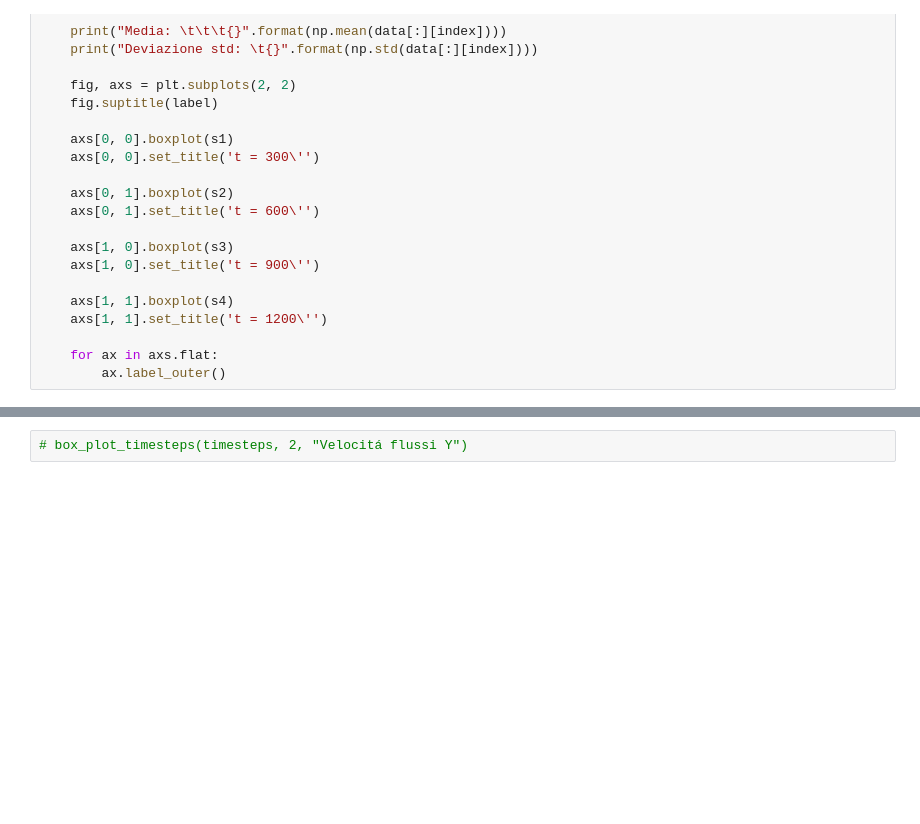
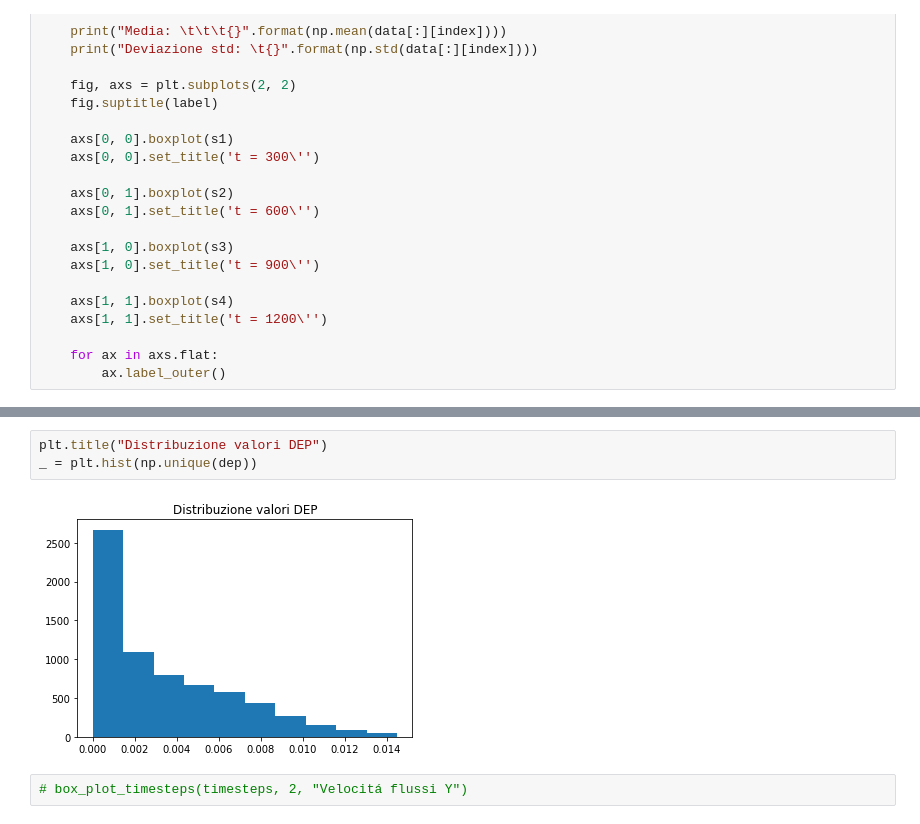
Before and after one commit to halixness/swe-nn-tesi, a Jupyter notebook: notebooks/03-data-understanding.ipynb, the cells around one changed output, grey strips where cells are left out. Drawn from its saved outputs; the diff is of its cells as text; blank space fills up the shorter version.

```diff
--- a/notebooks/03-data-understanding.ipynb
+++ b/notebooks/03-data-understanding.ipynb
@@ -121,3 +120,8 @@ Deviazione std:         0.0007689063204452395
+# %%
+plt.title("Distribuzione valori DEP")
+_ = plt.hist(np.unique(dep))
+# %% [output]
+[figure, added]
 # %%
 # box_plot_timesteps(timesteps, 2, "Velocitá flussi Y")
 # %% [markdown]
```
Also changed, not shown: parts of 15 cells of this notebook, 12 other files.
